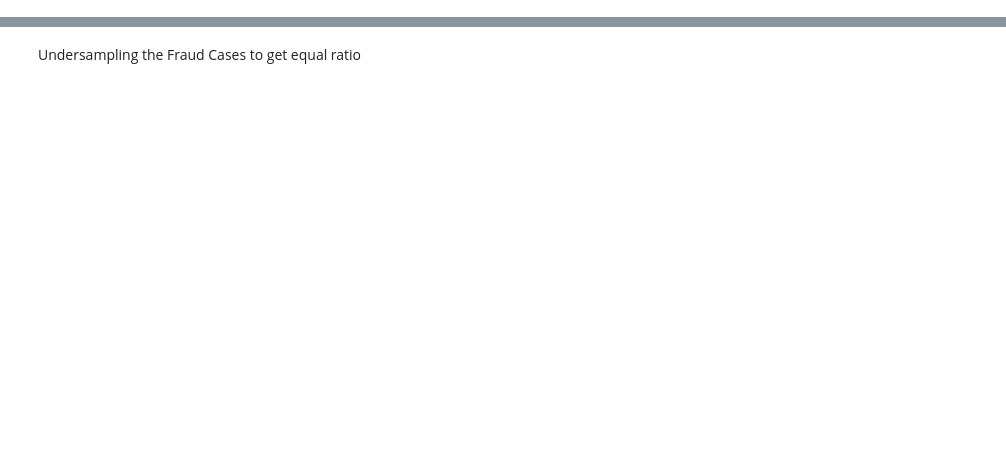
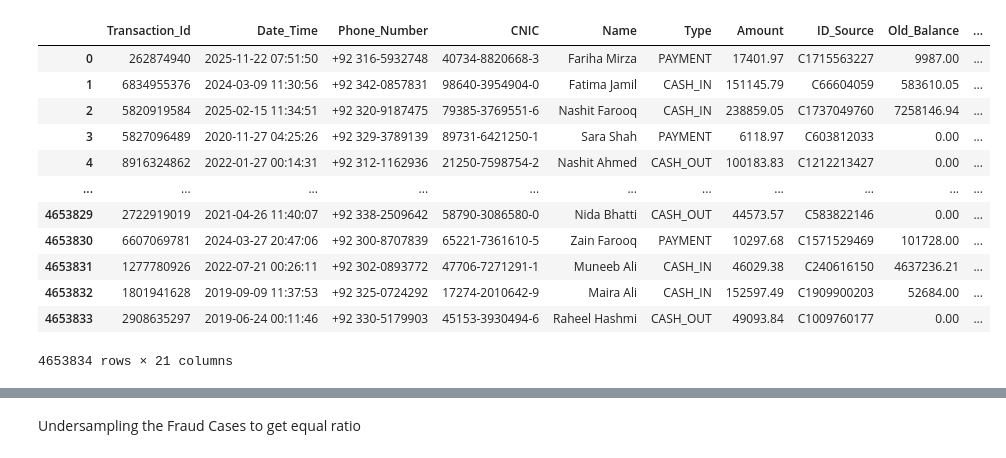
Before and after one commit to Stixor-Technologies/jazzcash, a Jupyter notebook: notebooks/Models Training.ipynb, the cells around one changed output, grey strips where cells are left out. Saved outputs shown, nothing was run; the diff lists cells and outputs as text; code cells hidden in the pictures; blank space fills up the shorter version.

```diff
--- a/notebooks/Models Training.ipynb
+++ b/notebooks/Models Training.ipynb
@@ -20,11 +36,27 @@ Is Fraud
 1       2488
 Name: count, dtype: int64
 # %%
-x_train = train.drop(['Is Fraud'],axis = 1)
-y_train = train['Is Fraud']
+x_train = train.drop(['Is_Fraud'],axis = 1)
+y_train = train['Is_Fraud']
 
 
-x_test = test.drop(['Is Fraud'],axis = 1)
-y_test = test['Is Fraud']
+x_test = test.drop(['Is_Fraud'],axis = 1)
+y_test = test['Is_Fraud']
+# %%
+x_train
+# %% [output]
+|  | Transaction_Id | Date_Time | Phone_Number | CNIC | Name | Type | Amount | ID_Source | Old_Balance | ... |
+| 0 | 262874940 | 2025-11-22 07:51:50 | +92 316-5932748 | 40734-8820668-3 | Fariha Mirza | PAYMENT | 17401.97 | C1715563227 | 9987.00 | ... |
+| 1 | 6834955376 | 2024-03-09 11:30:56 | +92 342-0857831 | 98640-3954904-0 | Fatima Jamil | CASH_IN | 151145.79 | C66604059 | 583610.05 | ... |
+| 2 | 5820919584 | 2025-02-15 11:34:51 | +92 320-9187475 | 79385-3769551-6 | Nashit Farooq | CASH_IN | 238859.05 | C1737049760 | 7258146.94 | ... |
+| 3 | 5827096489 | 2020-11-27 04:25:26 | +92 329-3789139 | 89731-6421250-1 | Sara Shah | PAYMENT | 6118.97 | C603812033 | 0.00 | ... |
+| 4 | 8916324862 | 2022-01-27 00:14:31 | +92 312-1162936 | 21250-7598754-2 | Nashit Ahmed | CASH_OUT | 100183.83 | C1212213427 | 0.00 | ... |
+| ... | ... | ... | ... | ... | ... | ... | ... | ... | ... | ... |
+| 4653829 | 2722919019 | 2021-04-26 11:40:07 | +92 338-2509642 | 58790-3086580-0 | Nida Bhatti | CASH_OUT | 44573.57 | C583822146 | 0.00 | ... |
+| 4653830 | 6607069781 | 2024-03-27 20:47:06 | +92 300-8707839 | 65221-7361610-5 | Zain Farooq | PAYMENT | 10297.68 | C1571529469 | 101728.00 | ... |
+| 4653831 | 1277780926 | 2022-07-21 00:26:11 | +92 302-0893772 | 47706-7271291-1 | Muneeb Ali | CASH_IN | 46029.38 | C240616150 | 4637236.21 | ... |
+| 4653832 | 1801941628 | 2019-09-09 11:37:53 | +92 325-0724292 | 17274-2010642-9 | Maira Ali | CASH_IN | 152597.49 | C1909900203 | 52684.00 | ... |
+| 4653833 | 2908635297 | 2019-06-24 00:11:46 | +92 330-5179903 | 45153-3930494-6 | Raheel Hashmi | CASH_OUT | 49093.84 | C1009760177 | 0.00 | ... |
+4653834 rows × 21 columns
 # %%
 x_train, scaler, encoder = preprocess(x_train)
```
Also changed, not shown: parts of 27 cells of this notebook, 3 other files.
